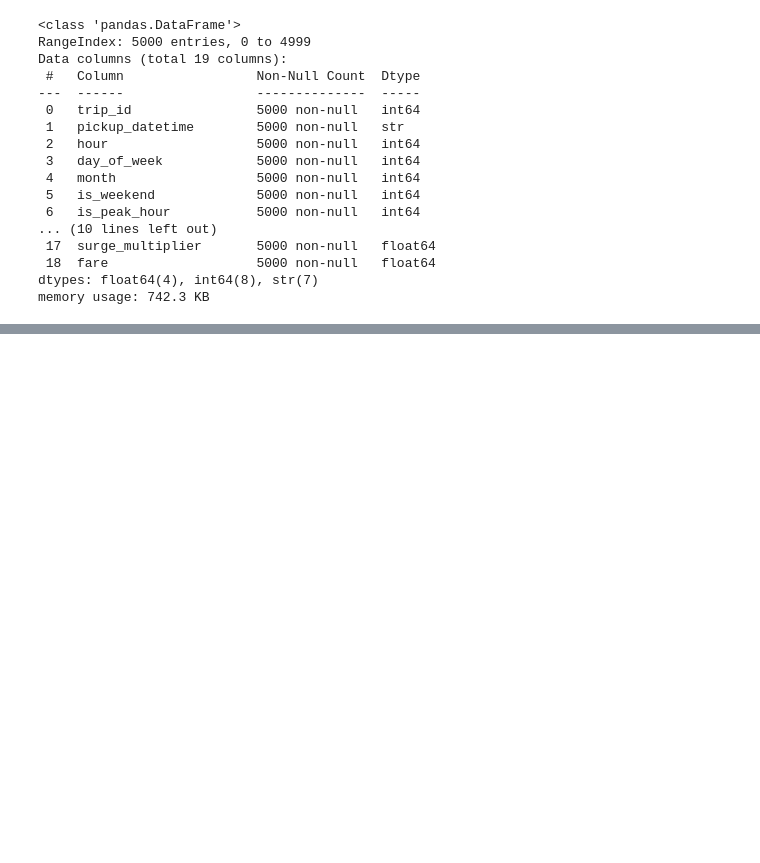
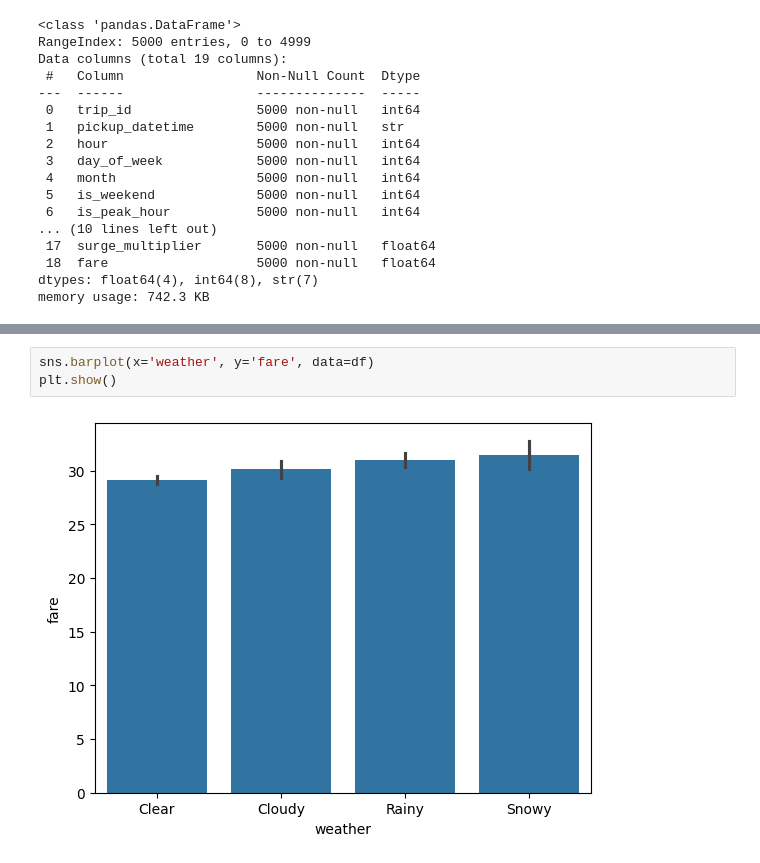
Before and after one commit to Vignesh2025411/FarePrediction, a Jupyter notebook: notebook/data/EDA.ipynb, the cells around one changed output, grey strips where cells are left out. Drawn from its saved outputs; the diff is of its cells as text; blank space fills up the shorter version.

```diff
--- a/notebook/data/EDA.ipynb
+++ b/notebook/data/EDA.ipynb
@@ -153,0 +244,5 @@ memory usage: 742.3 KB
+# %%
+sns.barplot(x='weather', y='fare', data=df)
+plt.show()
+# %% [output]
+[figure, added]
```
Also changed, not shown: parts of 14 cells of this notebook, 1 other file.
